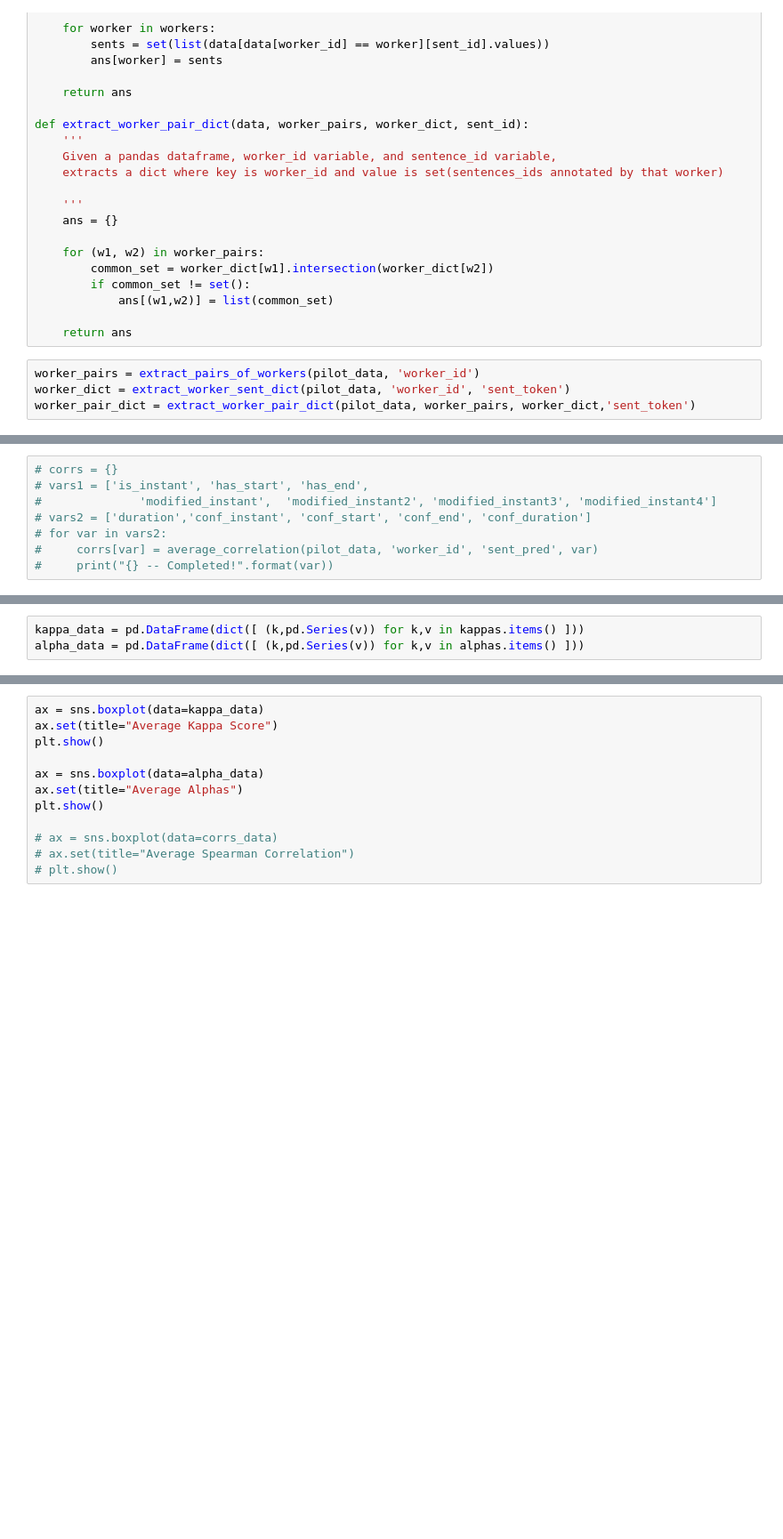
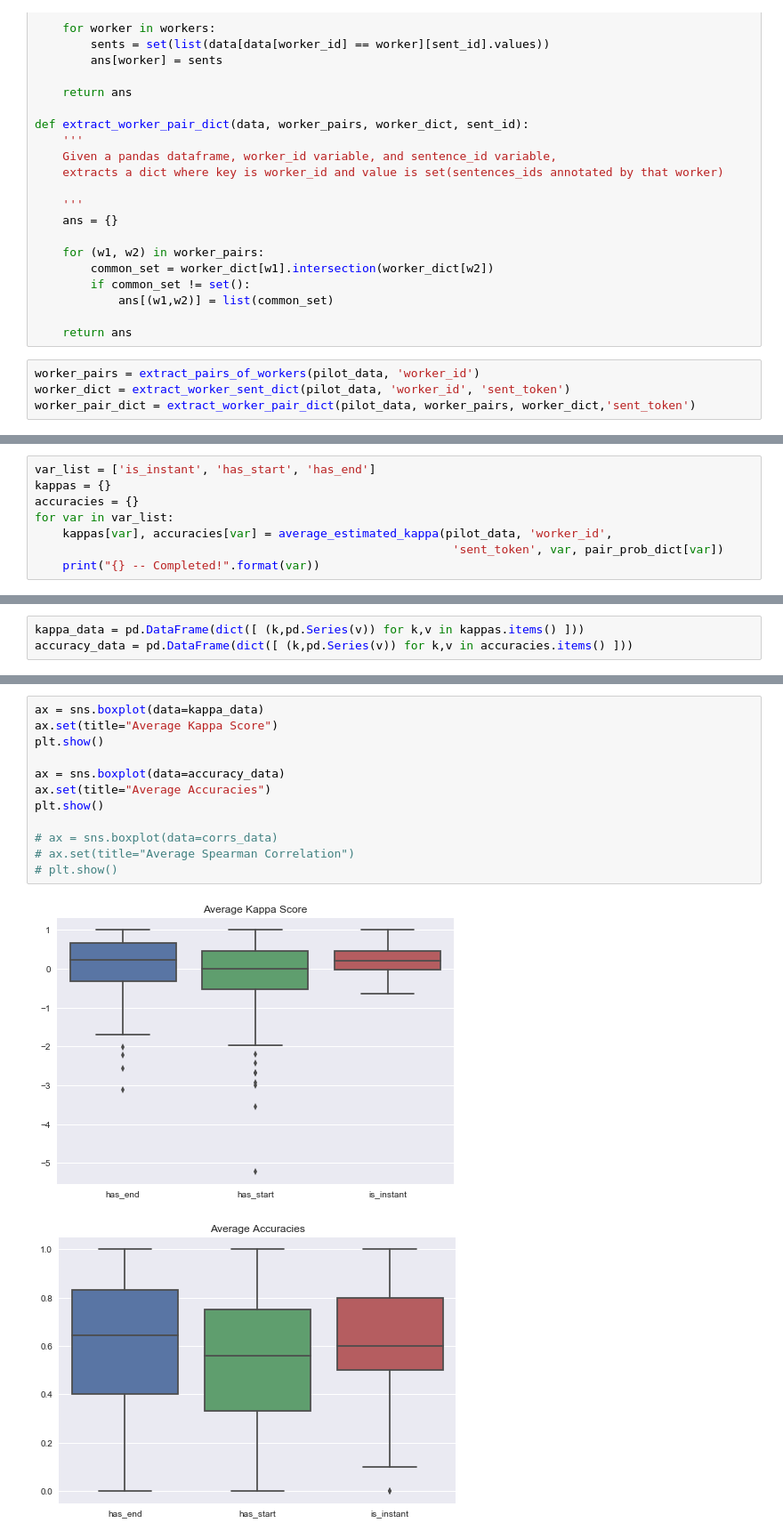
Before and after one commit to mdheller/factslab-protocols, a Jupyter notebook: Temporal_relations/testing_HIT/Inter_annotator_agreement_protocol1.ipynb, the cells around one changed output, grey strips where cells are left out. Shown at 89% size. Cells and saved outputs as stored; diff of their text form; blank space fills up the shorter version.

```diff
--- a/Temporal_relations/testing_HIT/Inter_annotator_agreement_protocol1.ipynb
+++ b/Temporal_relations/testing_HIT/Inter_annotator_agreement_protocol1.ipynb
@@ -404,8 +634,8 @@ for var in vars_temp:
 # %%
-# corrs = {}
-# vars1 = ['is_instant', 'has_start', 'has_end',
-#              'modified_instant',  'modified_instant2', 'modified_instant3', 'modified_instant4']
-# vars2 = ['duration','conf_instant', 'conf_start', 'conf_end', 'conf_duration']
-# for var in vars2:
-#     corrs[var] = average_correlation(pilot_data, 'worker_id', 'sent_pred', var)
-#     print("{} -- Completed!".format(var))
+var_list = ['is_instant', 'has_start', 'has_end']
+kappas = {}
+accuracies = {}
+for var in var_list:
+    kappas[var], accuracies[var] = average_estimated_kappa(pilot_data, 'worker_id',
+                                                            'sent_token', var, pair_prob_dict[var])
+    print("{} -- Completed!".format(var))
@@ -412,3 +646,3 @@ for var in vars_temp:
 # %%
 kappa_data = pd.DataFrame(dict([ (k,pd.Series(v)) for k,v in kappas.items() ]))
-alpha_data = pd.DataFrame(dict([ (k,pd.Series(v)) for k,v in alphas.items() ]))
+accuracy_data = pd.DataFrame(dict([ (k,pd.Series(v)) for k,v in accuracies.items() ]))
@@ -428,12 +672,15 @@ print("\n")
 # %%
 ax = sns.boxplot(data=kappa_data)
 ax.set(title="Average Kappa Score")
 plt.show()
 
-ax = sns.boxplot(data=alpha_data)
-ax.set(title="Average Alphas")
+ax = sns.boxplot(data=accuracy_data)
+ax.set(title="Average Accuracies")
 plt.show()
 
 # ax = sns.boxplot(data=corrs_data)
 # ax.set(title="Average Spearman Correlation")
 # plt.show()
+# %% [output]
+[figure, added]
+[figure, added]
```
Also changed, not shown: parts of 27 cells of this notebook, 1 other file.
